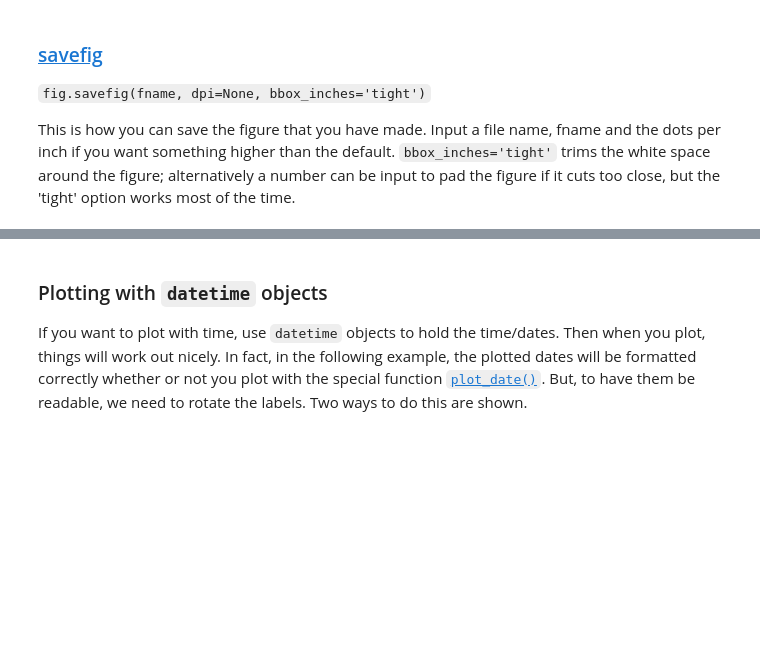
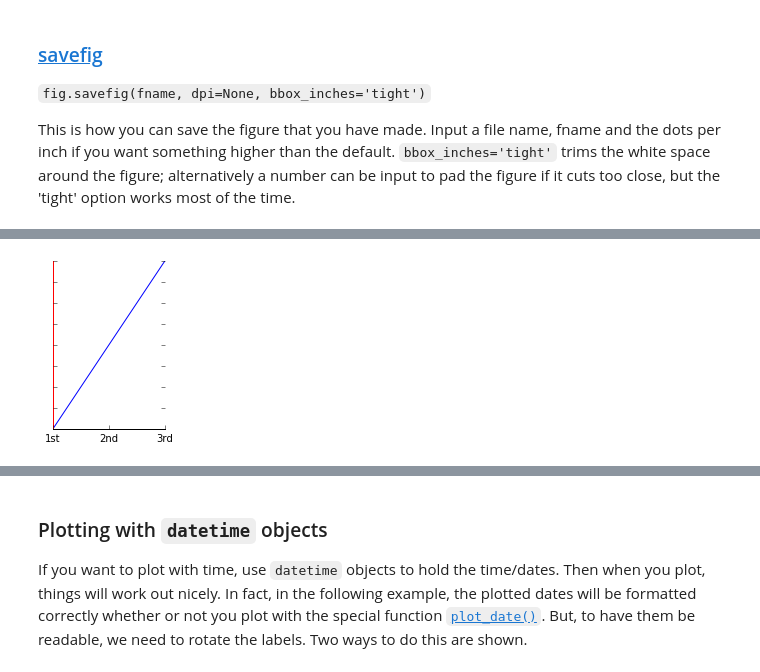
Before and after one commit to hetland/python4geosciences_OLD, a Jupyter notebook: materials/04 matplotlib.ipynb, the cells around one changed output, grey strips where cells are left out. Drawn from its saved outputs; the diff is of its cells as text; code cells hidden in the pictures; blank space fills up the shorter version.

```diff
--- a/materials/04 matplotlib.ipynb
+++ b/materials/04 matplotlib.ipynb
@@ -170,0 +184,26 @@ This is how you can save the figure that you have made. Input a file name, fname
+# %%
+x = np.linspace(0, 4)
+
+fig = plt.figure(figsize=(2, 3))
+ax = fig.add_subplot(111)
+ax.plot(x, x)
+
+# turn off right and top spines:
+ax.spines['right'].set_visible(False)
+ax.spines['top'].set_visible(False)
+
+# Change color of left spine
+ax.spines['left'].set_color('r')
+
+# But the ticks on the top and right axis are still there!
+# That's because they are controlled separately.
+
+ax.xaxis.set_ticks_position('bottom')  # turns off top tick marks
+
+ax.set_yticklabels('')  # Turn off y tick labels (the text)
+
+xticklocs = [0, 2, 4]
+xticklabels = ['1st', '2nd', '3rd']
+plt.xticks(xticklocs, xticklabels);
+# %% [output]
+[figure, added]
```
Also changed, not shown: parts of 14 cells of this notebook.
